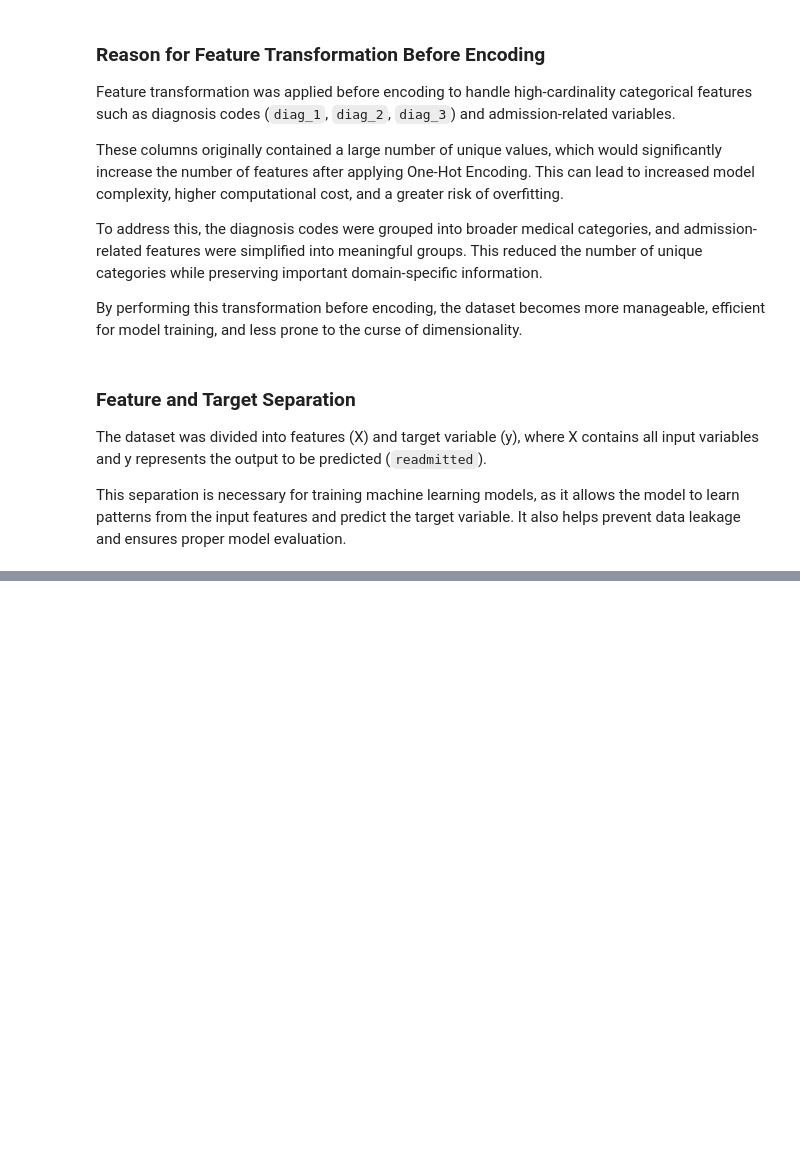
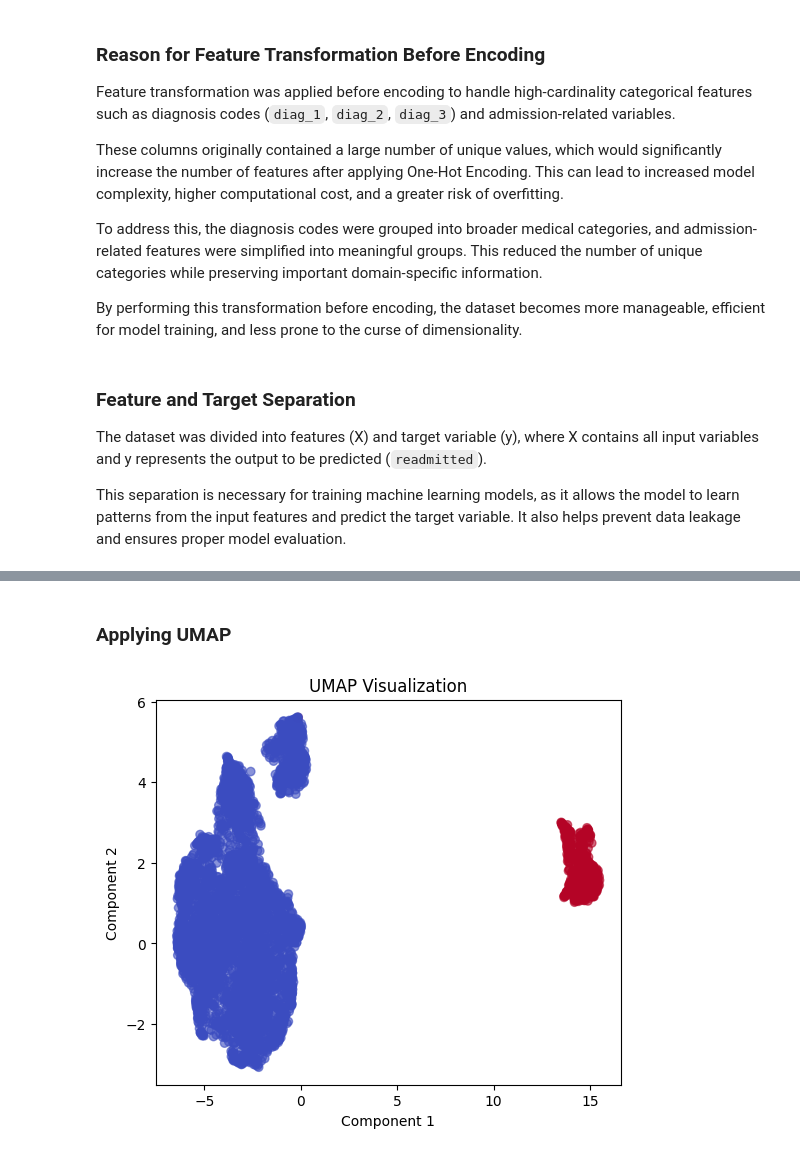
Before and after one commit to Goutam-Sethi/Hospital_Readmission_Prediction, a Jupyter notebook: diabetic_patient-readmission.ipynb, the cells around one changed output, grey strips where cells are left out. Saved outputs shown, nothing was run; the diff lists cells and outputs as text; code cells hidden in the pictures; blank space fills up the shorter version.

```diff
--- a/diabetic_patient-readmission.ipynb
+++ b/diabetic_patient-readmission.ipynb
@@ -551,0 +854,17 @@ new_num_cols = X.select_dtypes(include=['int64', 'float64']).columns
+# %% [markdown]
+### Applying UMAP
+# %%
+import umap.umap_ as umap
+
+reducer = umap.UMAP(n_components=2, random_state=42)
+
+X_umap = reducer.fit_transform(X_sample)
+
+plt.figure(figsize=(6,5))
+plt.scatter(X_umap[:,0], X_umap[:,1], c=y_sample, cmap='coolwarm', alpha=0.6)
+plt.title("UMAP Visualization")
+plt.xlabel("Component 1")
+plt.ylabel("Component 2")
+plt.show()
+# %% [output]
+[figure, added]
```
Also changed, not shown: parts of 16 cells of this notebook.
